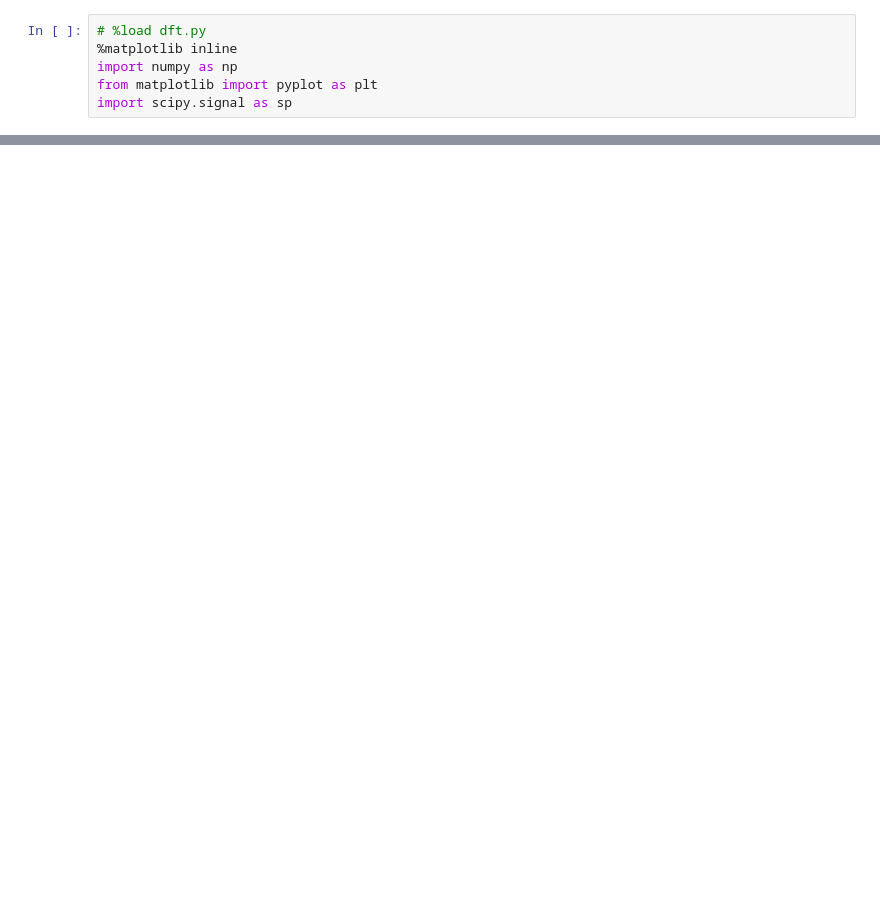
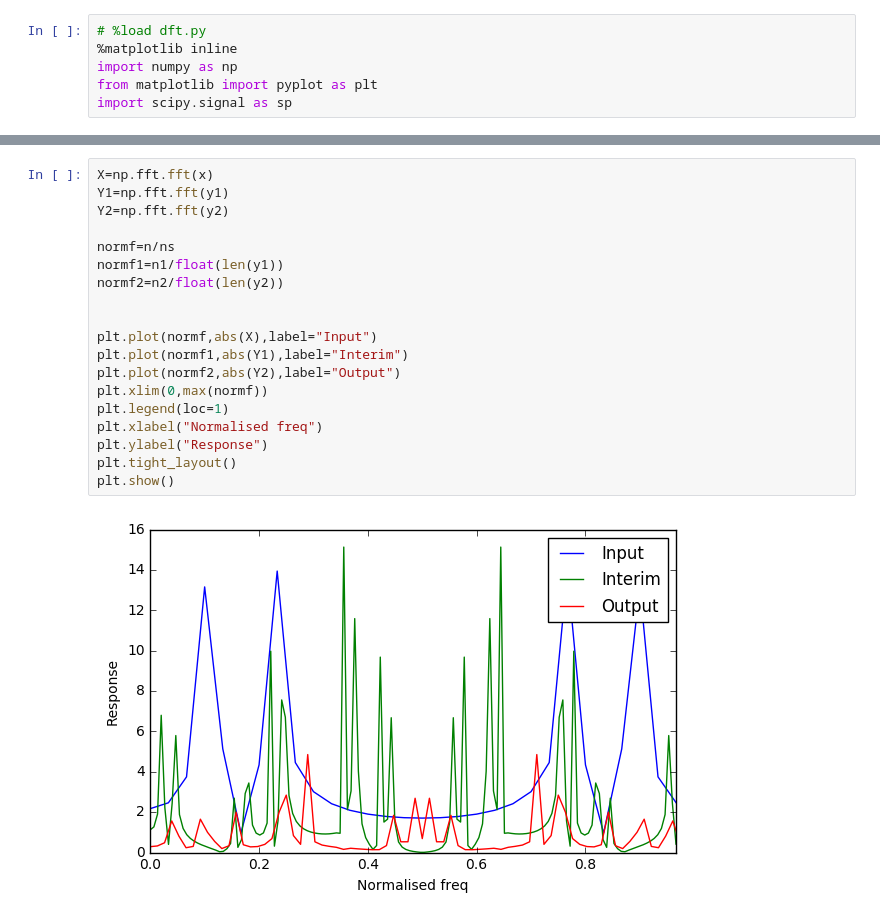
Before and after one commit to ishank26/Digital-Signal-Processing, a Jupyter notebook: Multirate_sp.ipynb, the cells around one changed output, grey strips where cells are left out. Drawn from its saved outputs; the diff is of its cells as text; blank space fills up the shorter version.

```diff
--- a/Multirate_sp.ipynb
+++ b/Multirate_sp.ipynb
@@ -185,0 +185,21 @@ plt.show()
+# %%
+X=np.fft.fft(x)
+Y1=np.fft.fft(y1)
+Y2=np.fft.fft(y2)
+
+normf=n/ns
+normf1=n1/float(len(y1))
+normf2=n2/float(len(y2))
+
+
+plt.plot(normf,abs(X),label="Input")
+plt.plot(normf1,abs(Y1),label="Interim")
+plt.plot(normf2,abs(Y2),label="Output")
+plt.xlim(0,max(normf))
+plt.legend(loc=1)
+plt.xlabel("Normalised freq")
+plt.ylabel("Response")
+plt.tight_layout()
+plt.show()
+# %% [output]
+[figure, added]
```
Also changed, not shown: parts of 15 cells of this notebook, 1 other file.
